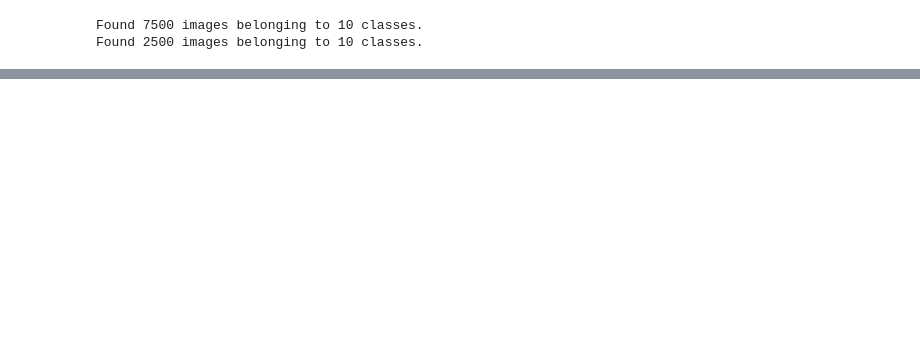
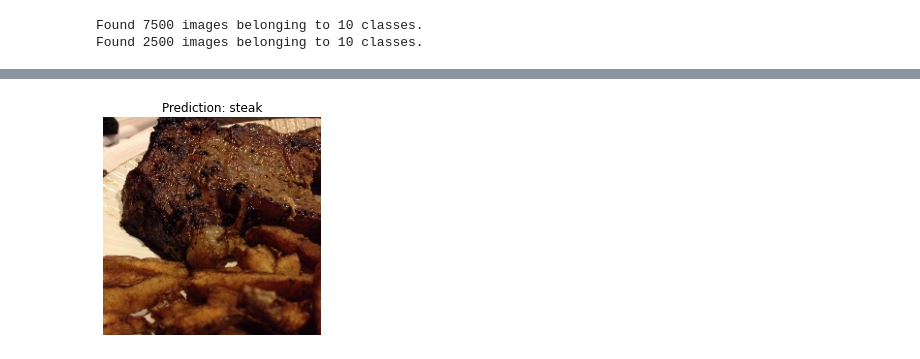
Before and after one commit to terrysu64/Machine-Learning-and-Data-Science-Projects, a Jupyter notebook: convolutional_neural_networks.ipynb, the cells around one changed output, grey strips where cells are left out. Cells and saved outputs as stored; diff of their text form; code cells hidden in the pictures; blank space fills up the shorter version.

```diff
--- a/convolutional_neural_networks.ipynb
+++ b/convolutional_neural_networks.ipynb
@@ -353,0 +423,20 @@ model.compile(loss="categorical_crossentropy",
+# %%
+# Create a function to import an image and resize it to be able to be used with our model
+def load_and_prep_image(filename, img_shape=225):
+  img = tf.io.read_file(filename)
+  img = tf.image.decode_image(img, channels=3)
+  img = tf.image.resize(img, size = [img_shape, img_shape])
+  img = img/255.
+  return img
+
+def pred_and_plot(model, filename, class_names):
+  img = load_and_prep_image(filename)
+  pred = model.predict(tf.expand_dims(img, axis=0))
+  pred_class = class_names[max([i for i in range(len(pred[0]))], key=lambda i:pred[0][i])] #could by multiclass or binary
+  plt.imshow(img)
+  plt.title(f"Prediction: {pred_class}")
+  plt.axis(False);
+# %%
+pred_and_plot(model,"/content/pizza_steak/test/steak/1012080.jpg",class_names)
+# %% [output]
+[figure, added]
```
Also changed, not shown: parts of 14 cells of this notebook.
